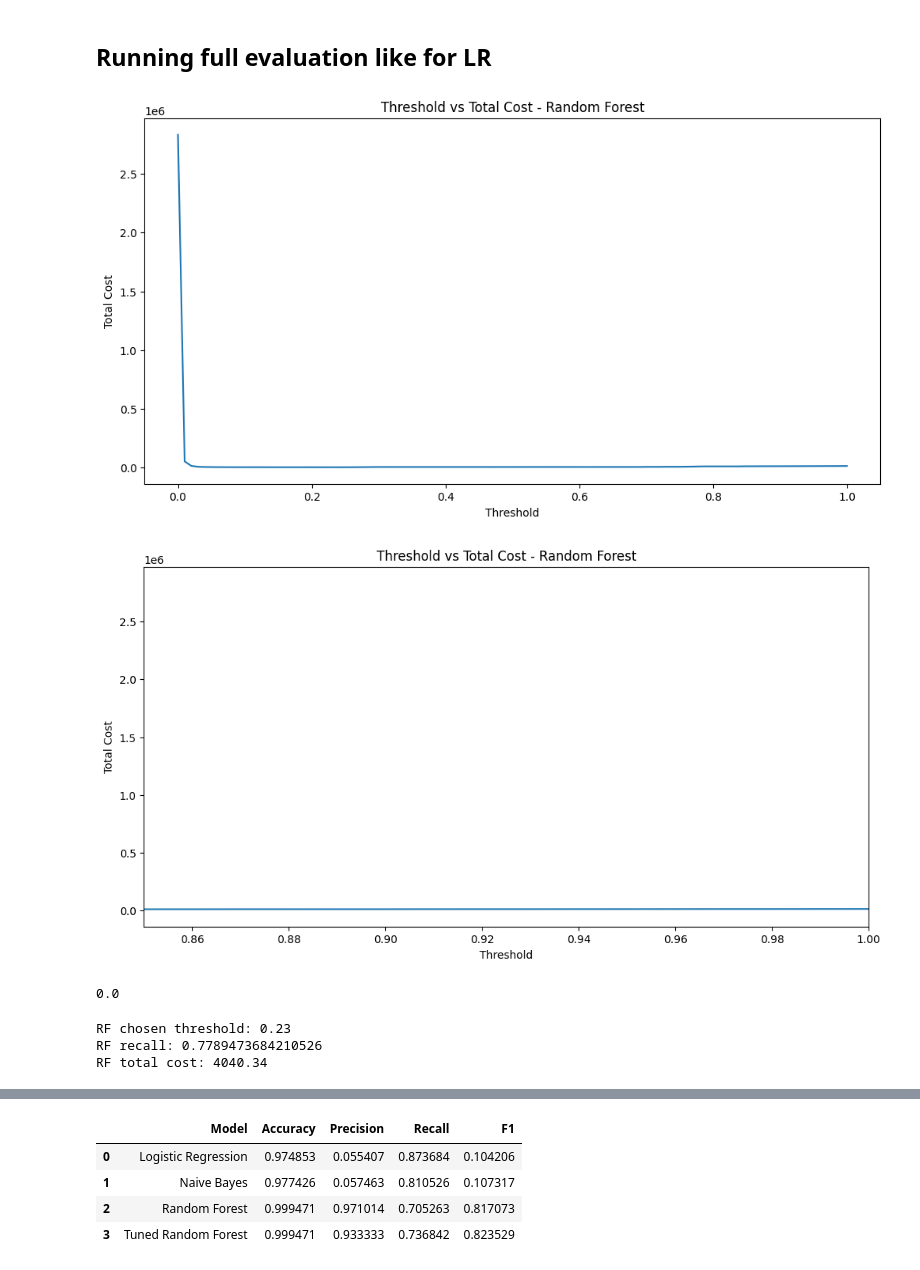
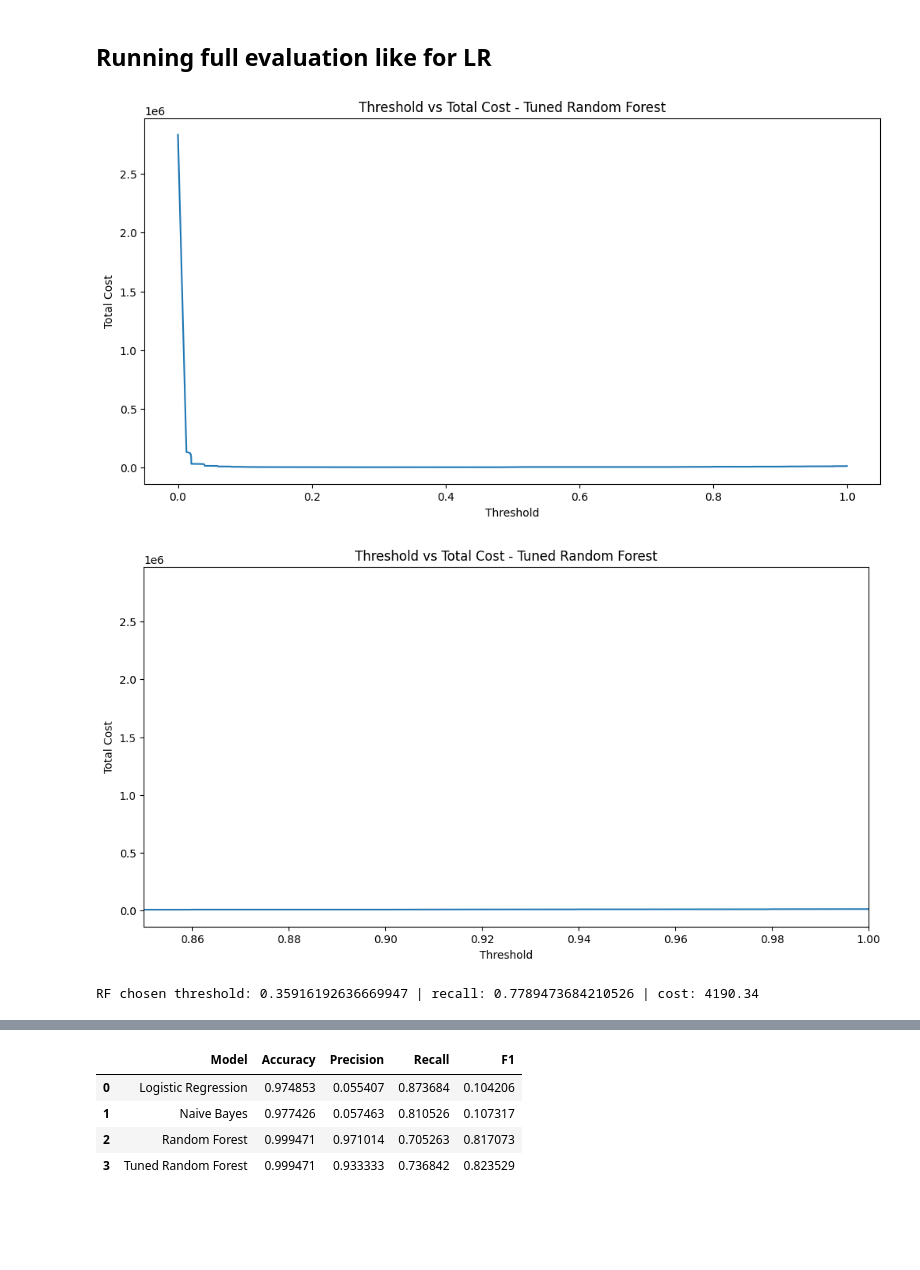
Before and after one commit to Janhvesh-Patil/RiskLens-AI, a Jupyter notebook: backend/TransactionFraudDetector.ipynb, the cells around one changed output, grey strips where cells are left out. Saved outputs shown, nothing was run; the diff lists cells and outputs as text; code cells hidden in the pictures; blank space fills up the shorter version.

Commit message:
Model training completed and Random Forest tuned is chosen

```diff
--- a/backend/TransactionFraudDetector.ipynb
+++ b/backend/TransactionFraudDetector.ipynb
@@ -787,7 +713,7 @@ fullPipeline_NB = Pipeline([
     ("model", GaussianNB())
 ])
 # %%
-fullPipeline_NB.fit(X_train, y_train)
+fullPipeline_NB = load_or_train(fullPipeline_NB, "nb.pkl", X_train, y_train)
 
 """
 LR metrics ->
@@ -848,7 +764,7 @@ fullPipeline_RF = Pipeline([
     ("model", RandomForestClassifier(class_weight = "balanced", random_state = 42, n_jobs = -1))
 ])
 # %%
-fullPipeline_RF.fit(X_train, y_train)
+fullPipeline_RF = load_or_train(fullPipeline_RF, "rf_untuned.pkl", X_train, y_train)
 """
 LR metrics ->
 Accuracy Score:  0.9748528530645332
@@ -922,6 +828,15 @@ gridSearch = RandomizedSearchCV(
     random_state = 42
 )
 
-gridSearch.fit(X_train, y_train)
+# gridSearch.fit(X_train, y_train) <- previously
+
+gs_path = f"{MODEL_DIR}/rf_tuned.pkl"   # newly <- added
+if os.path.exists(gs_path):
+    best_model = joblib.load(gs_path)
+    print("Loaded cached tuned RF")
+else:
+    gridSearch.fit(X_train, y_train)
+    best_model = gridSearch.best_estimator_
+    joblib.dump(best_model, gs_path)
 # %% [output]
 Fitting 3 folds for each of 8 candidates, totalling 24 fits
@@ -1076,32 +891,12 @@ False
 # %%
-rf_costs = calculate_threshold_cost(
-    rf_results["probabilities"],
-    X_test,
-    y_test,
-    rf_results["thresholds"]
+tuned_costs = calculate_threshold_cost(
+    best_rf_results["probabilities"],
+    X_test, y_test,
+    best_rf_results["thresholds"]
 )
-# %%
-plot_threshold_cost(
-    rf_results["thresholds"],
-    rf_costs,
-    "Random Forest"
-)
-# %% [output]
-[figure, removed]
 # %%
-# plotting thresholds vs total_cost_final_rc
-
-plot_threshold_cost(
-    rf_results["thresholds"],
-    rf_costs,
-    "Random Forest",
-    xlim=(0.85, 1.0)
-)
+plot_threshold_cost(best_rf_results["thresholds"], tuned_costs, "Tuned Random Forest")
+plot_threshold_cost(best_rf_results["thresholds"], tuned_costs, "Tuned Random Forest", xlim=(0.85, 1.0))
 # %% [output]
-[figure, old version]
+[figure, new version]
+[figure, added]
-# %%
-print(
-    rf_results["thresholds"][np.argmin(rf_results)]
-)
-# %% [output]
-0.0
@@ -1128,16 +903,12 @@ print(
 # %%
 rf_threshold, rf_cost, rf_recall = choose_threshold(
-    rf_results["thresholds"],
-    rf_results["recall"],
-    rf_costs,
+    best_rf_results["thresholds"],
+    best_rf_results["recall"],
+    tuned_costs,
     recall_floor=0.75,
     threshold_cap=0.95
 )
 
-print("RF chosen threshold:", rf_threshold)
-print("RF recall:", rf_recall)
-print("RF total cost:", rf_cost)
+print("RF chosen threshold:", rf_threshold, "| recall:", rf_recall, "| cost:", rf_cost)
 # %% [output]
-RF chosen threshold: 0.23
-RF recall: 0.7789473684210526
-RF total cost: 4040.34
+RF chosen threshold: 0.35916192636669947 | recall: 0.7789473684210526 | cost: 4190.34
```
Also changed, not shown: parts of 30 cells of this notebook.
